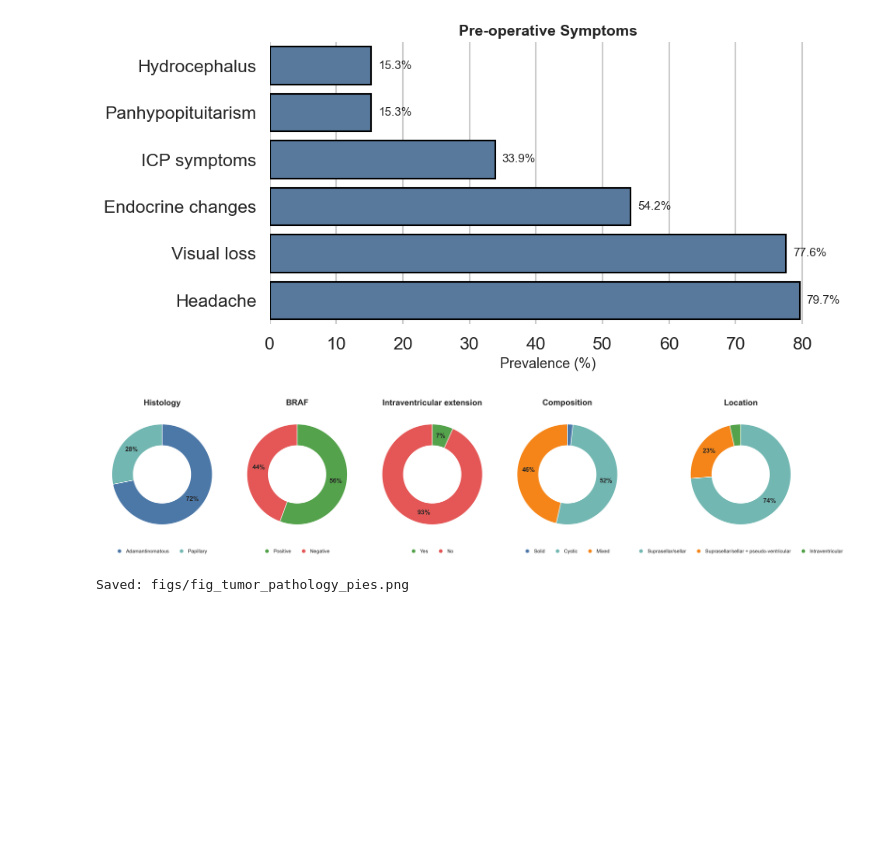
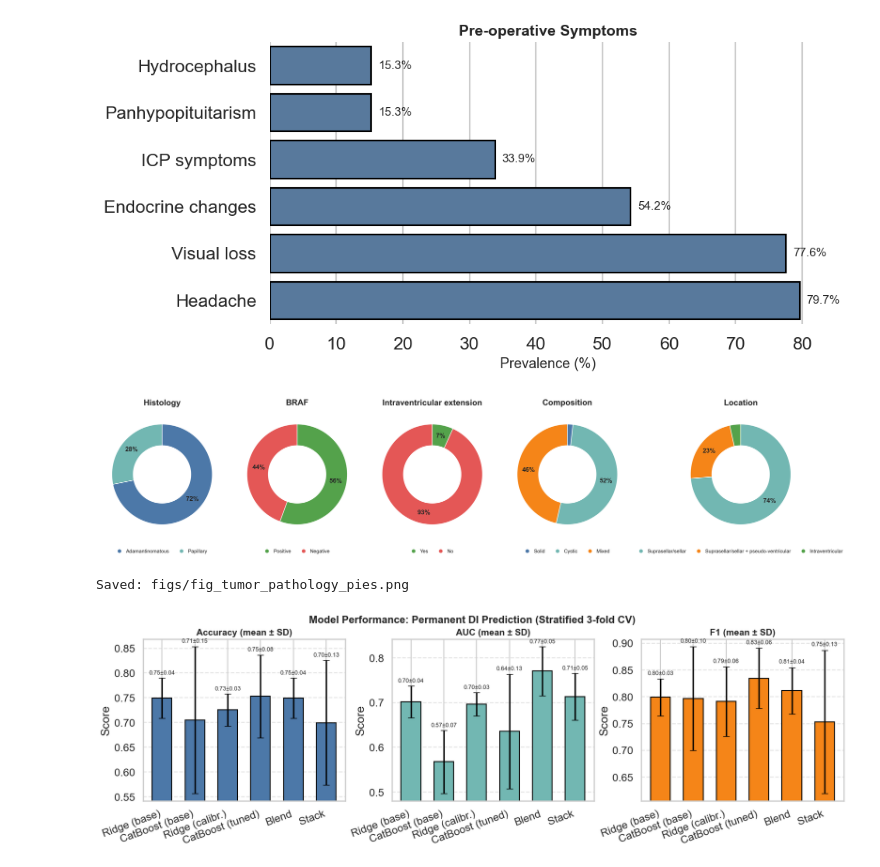
Before and after one commit to shrinitbabel/craniopharyngioma, a Jupyter notebook: EDA.ipynb, the cells around one changed output. Cells and saved outputs as stored; diff of their text form; code cells hidden in the pictures; blank space fills up the shorter version.

```diff
--- a/EDA.ipynb
+++ b/EDA.ipynb
@@ -538,3 +538,67 @@ print(f"Saved: {OUT}")
 # %% [output]
 [figure]
 Saved: figs/fig_tumor_pathology_pies.png
+# %%
+import os
+import numpy as np
+import matplotlib.pyplot as plt
+
+os.makedirs("figs", exist_ok=True)
+
+# -----------------------------
+# Enter the cross-validated means ± SDs you reported
+# -----------------------------
+models = [
+    "Ridge (base)",
+    "CatBoost (base)",
+    "Ridge (calibr.)",
+    "CatBoost (tuned)",
+    "Blend",
+    "Stack"
+]
+
+ACC_mean = np.array([0.7491, 0.7051, 0.7253, 0.7527, 0.7491, 0.6996])
+ACC_sd   = np.array([0.0407, 0.1484, 0.0324, 0.0838, 0.0407, 0.1260])
+
+AUC_mean = np.array([0.7019, 0.5676, 0.6963, 0.6356, 0.7704, 0.7130])
+AUC_sd   = np.array([0.0352, 0.0703, 0.0263, 0.1282, 0.0547, 0.0522])
+
+F1_mean  = np.array([0.7990, 0.7967, 0.7912, 0.8347, 0.8114, 0.7534])
+F1_sd    = np.array([0.0347, 0.0971, 0.0649, 0.0566, 0.0434, 0.1337])
+
+# -----------------------------
+# Helper to make a tight, zoomed bar+error plot
+# -----------------------------
+def plot_metric(ax, title, means, sds, color="#4C78A8"):
+    x = np.arange(len(models))
+    ax.bar(x, means, yerr=sds, capsize=5, color=color, edgecolor="black", width=0.6)
+
+    # Zoom y-axis to data range with small padding (avoid starting at 0)
+    lo = float(np.min(means - sds))
+    hi = float(np.max(means + sds))
+    pad = max(0.01, 0.05 * (hi - lo))
+    ax.set_ylim(lo - pad, hi + pad)
+
+    for i, (m, sd) in enumerate(zip(means, sds)):
+        ax.text(i, m + sd + 0.005, f"{m:.2f}±{sd:.02f}", ha="center", va="bottom", fontsize=9)
+
+    ax.set_title(title, fontsize=14, fontweight="bold")
+    ax.set_xticks(x)
+    ax.set_xticklabels(models, rotation=20, ha="right")
+    ax.grid(axis="y", linestyle="--", alpha=0.5)
+    ax.set_ylabel("Score")
+
+# -----------------------------
+# Figure with 3 panels
+# -----------------------------
+fig, axes = plt.subplots(1, 3, figsize=(16, 5), constrained_layout=True)
+
+plot_metric(axes[0], "Accuracy (mean ± SD)", ACC_mean, ACC_sd, color="#4C78A8")
+plot_metric(axes[1], "AUC (mean ± SD)",      AUC_mean, AUC_sd, color="#72B7B2")
+plot_metric(axes[2], "F1 (mean ± SD)",       F1_mean,  F1_sd,  color="#F58518")
+
+fig.suptitle("Model Performance: Permanent DI Prediction (Stratified 3-fold CV)", fontsize=16, fontweight="bold")
+plt.savefig("figs/fig_model_performance_bars.png", dpi=300)
+plt.show()
+# %% [output]
+[figure, added]
```
Also changed, not shown: parts of 1 cell of this notebook, 5 other files.
